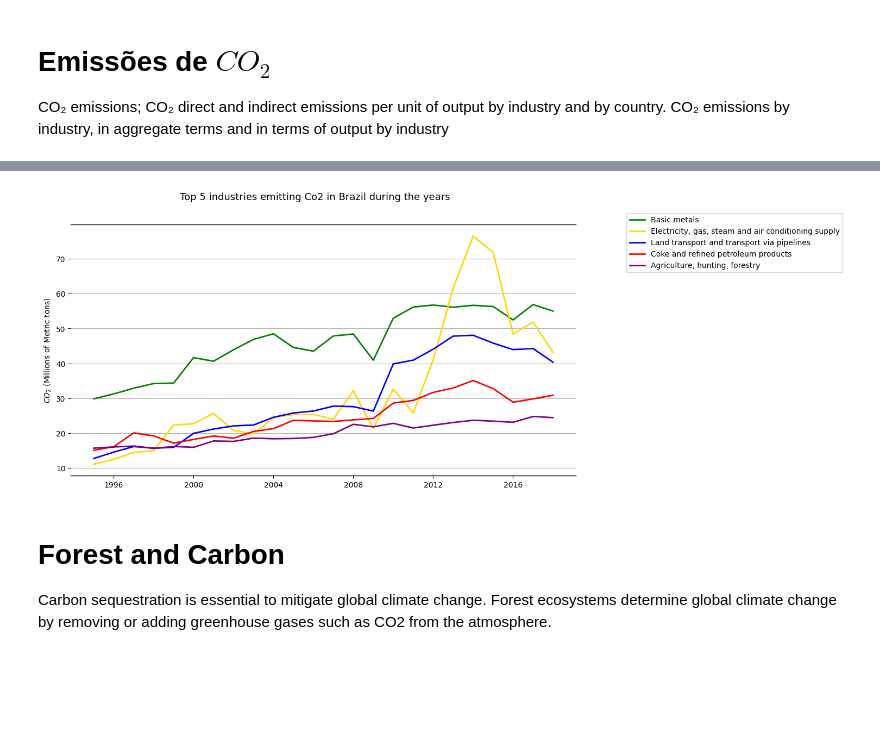
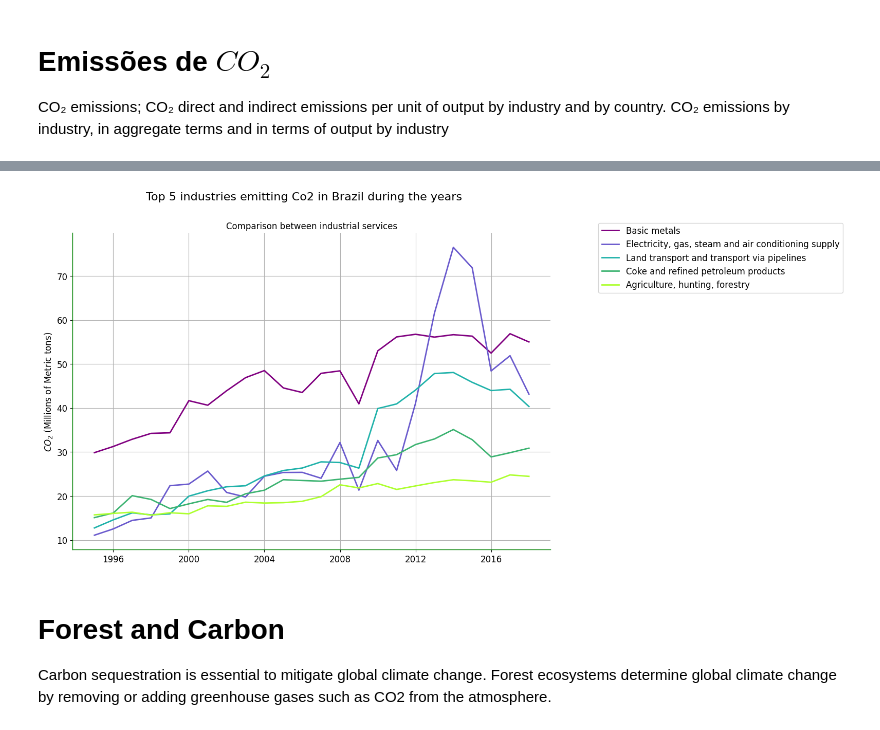
Before and after one commit to luiz826/carbon-credit, a Jupyter notebook: emissoes globais e stocks de carbono/luiz.ipynb, the cells around one changed output, grey strips where cells are left out. Drawn from its saved outputs; the diff is of its cells as text; code cells hidden in the pictures; blank space fills up the shorter version.

```diff
--- a/emissoes globais e stocks de carbono/luiz.ipynb
+++ b/emissoes globais e stocks de carbono/luiz.ipynb
@@ -9,6 +9,8 @@ pd.set_option('display.max_columns', None)
 formatter = ticker.ScalarFormatter(useMathText=True)
 formatter.set_scientific(True)
 formatter.set_powerlimits((-1,1))
+# %%
+plt.style.use("../dataviz.mplstyle")
 # %% [markdown]
 # Emissões de $CO_2$
 
@@ -76,18 +72,12 @@ to_plot_carbon = df_gr.loc[
     (df_gr["Unit"] == "Metric Tons of CO2 Emissions per $1million USD of output")
 ]
 
-fig, ax = plt.subplots(figsize=(12,6))
-fig.suptitle("$CO_2$ Emission per $1million USD of output", fontsize=12)
+fig, ax = plt.subplots()
+fig.suptitle("$CO_2$ Emission per 1 million USD of output", fontsize=16)
 
-ax.set_title("Comparison between Brazil and other countries",  fontsize=11)
-ax.grid(which="major", axis="y")
+ax.set_title("Comparison between Brazil and other countries")
 ax.set_ylabel("$CO_2$ (Millions of Metric tons) / 1M USD")
-ax.yaxis.set_major_formatter(formatter)
 
-ax.spines['bottom'].set_linewidth(1)
-ax.spines['top'].set_linewidth(1)
-ax.spines['left'].set_linewidth(0)
-ax.spines['right'].set_linewidth(0)
 
 for col, country in zip(colors, good_countries):
     to_plot = to_plot_carbon.query(f"Country == '{country}'").T.iloc[3:, 0]
@@ -112,29 +102,22 @@ most_emissions_id = to_plot_carbon.T.iloc[3:, :].sum().sort_values(ascending=Fal
 ind_list = to_plot_carbon.loc[most_emissions_id, :].Industry.unique()
 # %%
 
-fig, ax = plt.subplots(figsize=(12,6))
-fig.suptitle("Top 5 industries emitting Co2 in Brazil during the years", fontsize=13)
+fig, ax = plt.subplots()
+fig.suptitle("Top 5 industries emitting Co2 in Brazil during the years", fontsize=16)
 
-# ax.set_title("Comparison between industrial services",  fontsize=11)
-ax.grid(which="major", axis="y")
+ax.set_title("Comparison between industrial services")
 ax.set_ylabel("$CO_2$ (Millions of Metric tons)")
-# ax.yaxis.set_major_formatter(formatter)
-
-ax.spines['bottom'].set_linewidth(1)
-ax.spines['top'].set_linewidth(1)
-ax.spines['left'].set_linewidth(0)
-ax.spines['right'].set_linewidth(0)
 
 for col, ind in zip(colors, ind_list):
     to_plot = to_plot_carbon.query(f"Industry == '{ind}'").T.iloc[3:, 0]
     x = pd.to_datetime(to_plot.index.str[1:])
     y = to_plot.values
     ax.plot(x, y, "-", label=ind, linewidth=2.0, color=col)
-    ax.legend(loc=[1.1, 0.81])
+    ax.legend(loc=[1.1, 0.81], fontsize=12)
 
 # Os processos de produção de riquezas ficaram mais sustentáveis
 # %% [output]
-[figure, old version]
+[figure, new version]
 # %% [markdown]
 # Forest and Carbon
 
```
Also changed, not shown: parts of 3 cells of this notebook, 2 other files.
